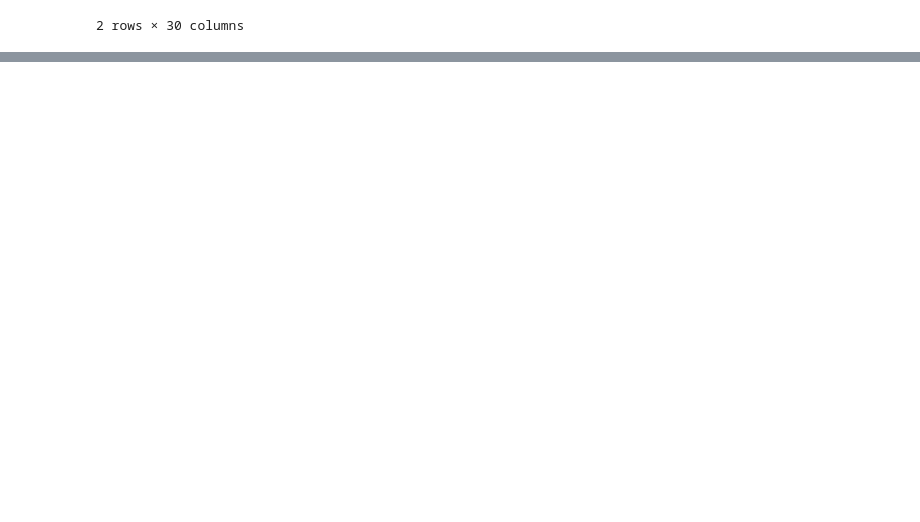
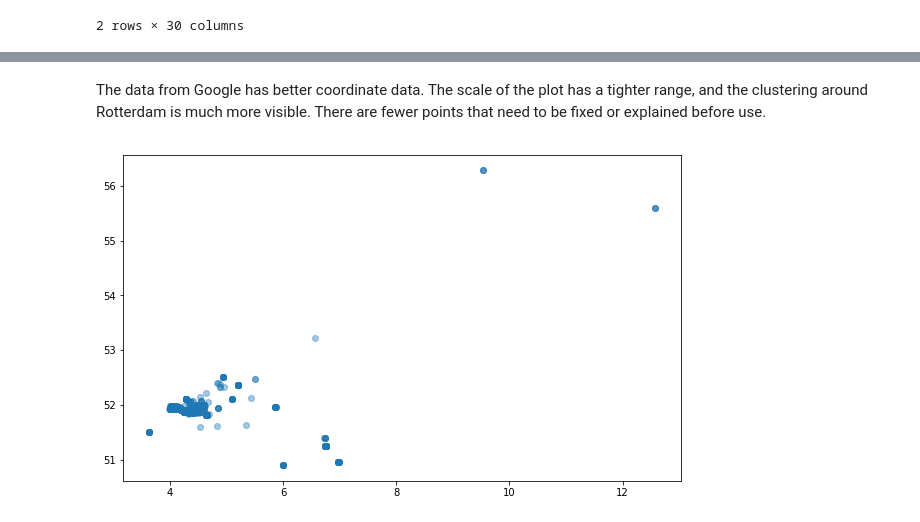
Before and after one commit to dvalp/datlinq-assessment, a Jupyter notebook: Datlinq-Assessment.ipynb, the cells around one changed output, grey strips where cells are left out. Drawn from its saved outputs; the diff is of its cells as text; code cells hidden in the pictures; blank space fills up the shorter version.

```diff
--- a/Datlinq-Assessment.ipynb
+++ b/Datlinq-Assessment.ipynb
@@ -115,0 +131,10 @@ Each of the data sets contains geolocation data (latitude and longitude), this p
+# %% [markdown]
+The data from Google has better coordinate data. The scale of the plot has a tighter range, and the clustering around Rotterdam is much more visible. There are fewer points that need to be fixed or explained before use.
+# %%
+fig, ax = plt.subplots()
+fig.set_size_inches(10, 6)
+loc_scatter = ax.scatter(df_google['geometry_location_lng'], df_google['geometry_location_lat'], alpha=.4)
+
+plt.show()
+# %% [output]
+[figure, added]
```
Also changed, not shown: parts of 9 cells of this notebook.
